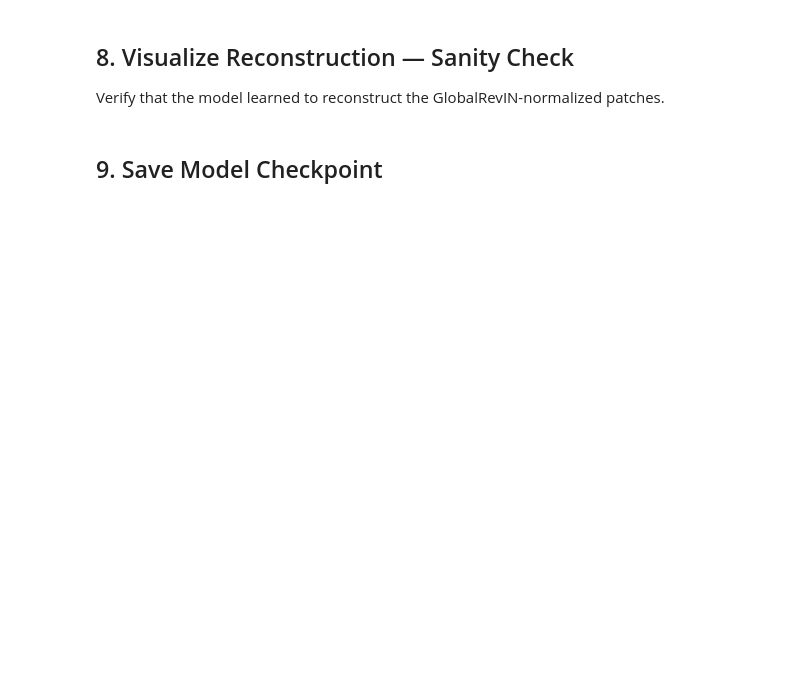
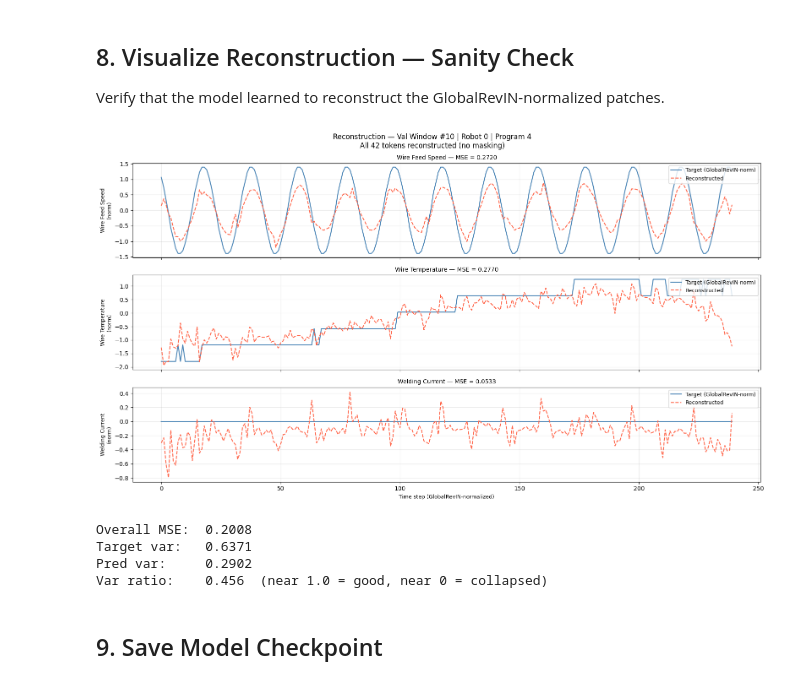
Before and after one commit to xuan-tu-ai/TED-Hackathon-Agent, a Jupyter notebook: backend/notebooks/Training-GLCReconV8.ipynb, the cells around one changed output. Drawn from its saved outputs; the diff is of its cells as text; code cells hidden in the pictures; blank space fills up the shorter version.

```diff
--- a/backend/notebooks/Training-GLCReconV8.ipynb
+++ b/backend/notebooks/Training-GLCReconV8.ipynb
@@ -234,8 +262,8 @@ Key config:
 config = GLCMaeV8Config(
     num_sensors=NUM_SENSORS,
     seq_len=SEQ_LEN,
-    num_robots=NUM_ROBOTS,
-    num_programs=NUM_PROGRAMS,
+    num_robots=8,
+    num_programs=128,
     patch_size=32,
     patch_stride=16,
     d_model=128,
@@ -243,7 +271,7 @@ config = GLCMaeV8Config(
     transformer_heads=4,
     ffn_dim=256,
     dropout=0.1,
-    mask_ratio=0.45,
+    mask_ratio=0.3,
     use_context_embeddings=True,
 )
 
@@ -464,9 +543,9 @@ window_np  = val_windows[WINDOW_IDX]
 robot_i    = int(val_robots[WINDOW_IDX])
 program_i  = int(val_programs[WINDOW_IDX])
 
-x_t       = torch.tensor(window_np, dtype=torch.float32).unsqueeze(0)
-robot_t   = torch.tensor([robot_i],   dtype=torch.long)
-program_t = torch.tensor([program_i], dtype=torch.long)
+x_t       = torch.tensor(window_np, dtype=torch.float32).unsqueeze(0).to('cuda')
+robot_t   = torch.tensor([robot_i],   dtype=torch.long).to('cuda')
+program_t = torch.tensor([program_i], dtype=torch.long).to('cuda')
 
 model.eval()
 with torch.no_grad():
@@ -498,33 +577,39 @@ pred_sig   = patches_to_signal(pred_3d,   ST, PS)
 T_len = target_sig.shape[1]
 
 fig, axes = plt.subplots(C, 1, figsize=(16, 9), sharex=True)
 for c in range(C):
     ax = axes[c]
     t  = np.arange(T_len)
     ax.plot(t, target_sig[c], color="steelblue", lw=1.5, label="Target (GlobalRevIN-norm)")
     ax.plot(t, pred_sig[c],   color="tomato",    lw=1.5, ls="--", label="Reconstructed")
     mse_c = float(((pred_3d[c] - target_3d[c]) ** 2).mean())
     ax.set_ylabel(f"{SENSOR_NAMES[c]}\n(norm)", fontsize=9)
     ax.set_title(f"{SENSOR_NAMES[c]} — MSE = {mse_c:.4f}", fontsize=10)
     ax.legend(loc="upper right", fontsize=9)
     ax.grid(True, alpha=0.3)
 
 axes[-1].set_xlabel("Time step (GlobalRevIN-normalized)", fontsize=9)
 fig.suptitle(
     f"Reconstruction — Val Window #{WINDOW_IDX} | Robot {robot_i} | Program {program_i}\n"
     f"All {C * P} tokens reconstructed (no masking)",
     fontsize=12,
 )
 plt.tight_layout()
 plt.show()
 
 overall_mse = float(((pred_3d - target_3d) ** 2).mean())
 print(f"Overall MSE:  {overall_mse:.4f}")
 pred_var   = float(pred_3d.var())
 target_var = float(target_3d.var())
 print(f"Target var:   {target_var:.4f}")
 print(f"Pred var:     {pred_var:.4f}")
 print(f"Var ratio:    {pred_var / max(target_var, 1e-8):.3f}  (near 1.0 = good, near 0 = collapsed)")
+# %% [output]
+[figure, added]
+Overall MSE:  0.2008
+Target var:   0.6371
+Pred var:     0.2902
+Var ratio:    0.456  (near 1.0 = good, near 0 = collapsed)
 # %% [markdown]
 ## 9. Save Model Checkpoint
 # %%
```
Also changed, not shown: parts of 10 cells of this notebook, 4 other files.
